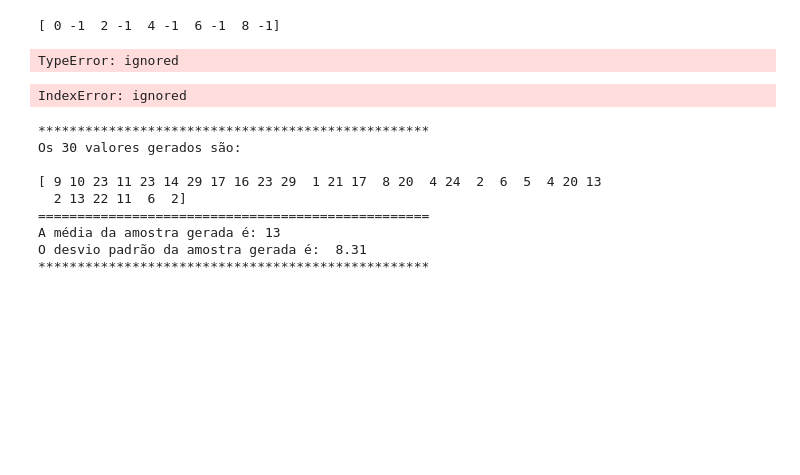
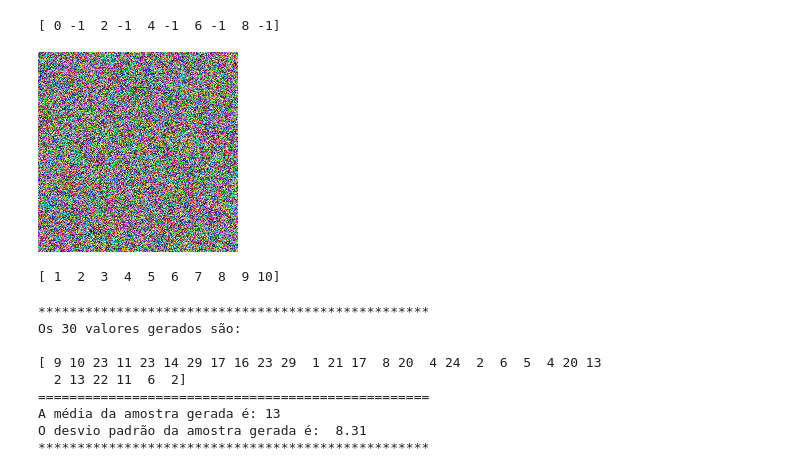
Before and after one commit to AlexsonT/Growdev, a Jupyter notebook: Ex_01.ipynb, the cells around one changed output. Cells and saved outputs as stored; diff of their text form; code cells hidden in the pictures; blank space fills up the shorter version.

```diff
--- a/Ex_01.ipynb
+++ b/Ex_01.ipynb
@@ -43,32 +43,33 @@ print(a)
 # %%
 #5) Crie 3 matrizes 200 x 200, cada uma com valores aleatórios entre 0 e 255. Junte as 3 matrizes de modo que uma matriz resultante (200 x 200 x 3) seja criada, então exiba como uma imagem utilizando o opencv.
 import cv2
+from google.colab.patches import cv2_imshow
 
 a = np.random.randint(256, size=(200, 200))
 b = np.random.randint(256, size=(200, 200))
 c = np.random.randint(256, size=(200, 200))
 
-matriz = cv2.imread((a, b, c))
+matriz = np.dstack((a, b, c))
 
 
 cv2_imshow(matriz)
 # %% [output]
-TypeError: ignored
+[figure, added]
 # %%
 #6) Crie um array bidimensional com numpy (com valores pré-definidos) com M linhas e N colunas e em seguida crie um array com N elementos e verifique se existe uma linha do primeiro array que corresponde ao segundo array criado.
 # %%
 #7) Crie um array de qualquer dimensão com valores de 1 até 10 e após, altere todos os valores pares para o valor 45.
-# c = np.arange(1, 11)
+c = np.arange(1, 11)
 
-# for i in c:
-#   if i % 2 == 0:
-#     c[i] = 45
-#   else:
-#     c[i] = c[i]
+for i in c:
+  if i % 2 == 0:
+    np.maximum(c, 45)
+  else:
+    c[i] = c[i]
 
-# print(c)
+print(c)
 # %% [output]
-IndexError: ignored
+[ 1  2  3  4  5  6  7  8  9 10]
 # %%
 #8) Crie um array randômico de tamanho 30 e encontre a média e o desvio padrão.
 import statistics
```
Also changed, not shown: parts of 1 cell of this notebook.
